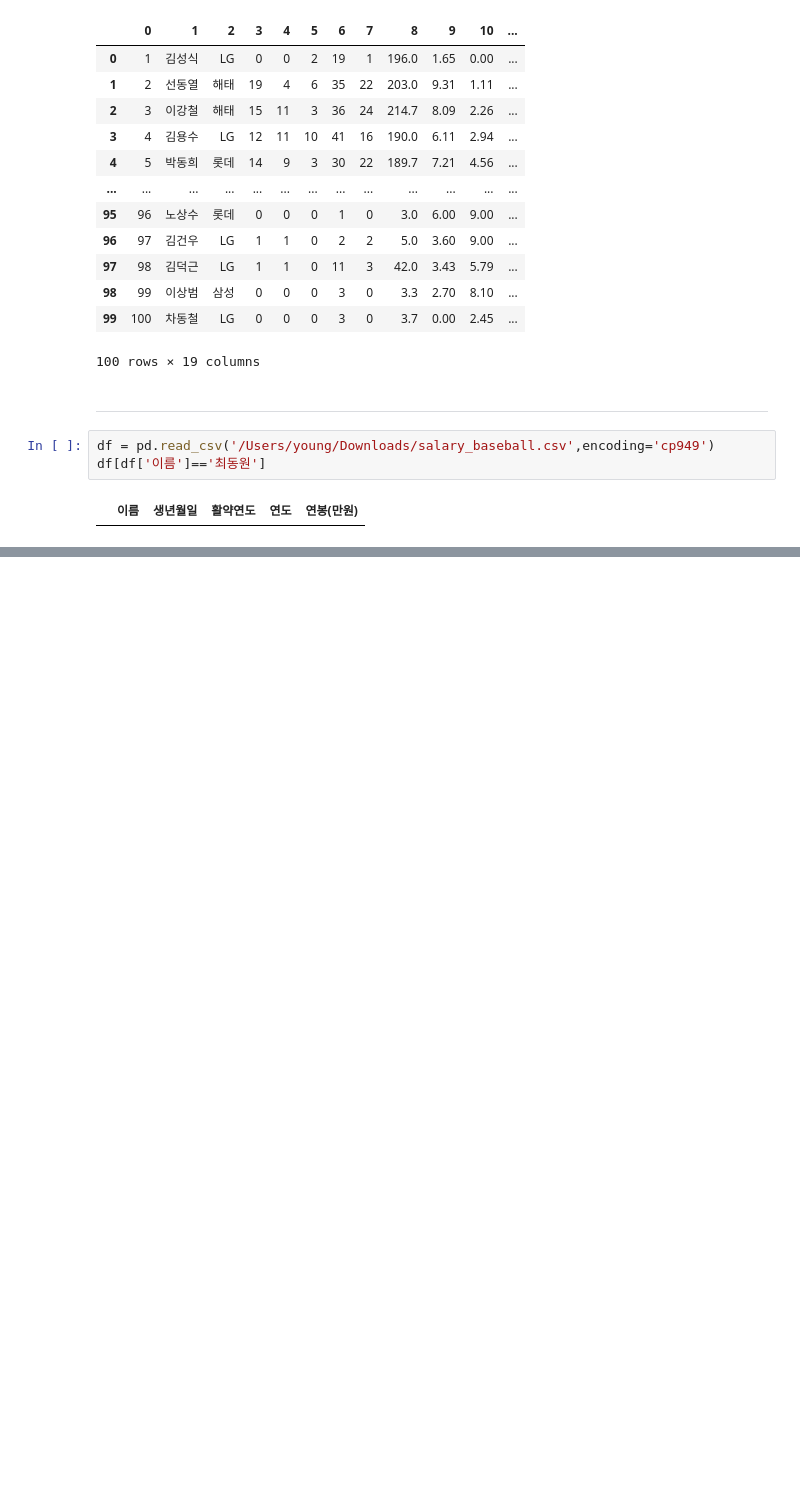
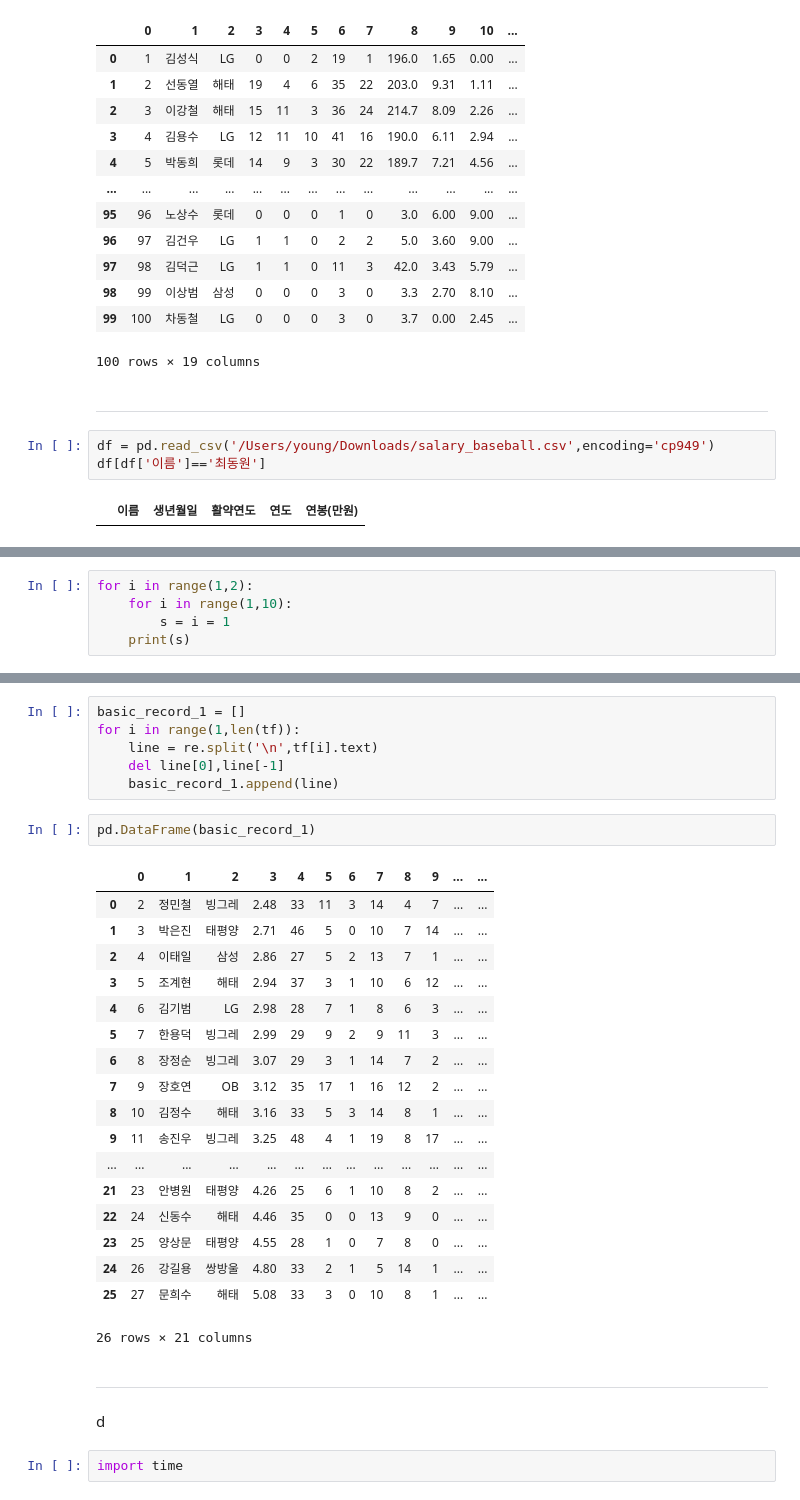
Before and after one commit to skadudd/adDev, a Jupyter notebook: DA_study/project/kbo_earnings.ipynb, the cells around one changed output, grey strips where cells are left out. Drawn from its saved outputs; the diff is of its cells as text; blank space fills up the shorter version.

```diff
--- a/DA_study/project/kbo_earnings.ipynb
+++ b/DA_study/project/kbo_earnings.ipynb
@@ -112,0 +116,5 @@ df
+# %%
+for i in range(1,2):
+    for i in range(1,10):
+        s = i = 1
+    print(s)
@@ -112,0 +223,32 @@ df
+# %%
+basic_record_1 = []
+for i in range(1,len(tf)):
+    line = re.split('\n',tf[i].text)
+    del line[0],line[-1]
+    basic_record_1.append(line)
+# %%
+pd.DataFrame(basic_record_1)
+# %% [output]
+|  | 0 | 1 | 2 | 3 | 4 | 5 | 6 | 7 | 8 | 9 | ... | ... |
+| 0 | 2 | 정민철 | 빙그레 | 2.48 | 33 | 11 | 3 | 14 | 4 | 7 | ... | ... |
+| 1 | 3 | 박은진 | 태평양 | 2.71 | 46 | 5 | 0 | 10 | 7 | 14 | ... | ... |
+| 2 | 4 | 이태일 | 삼성 | 2.86 | 27 | 5 | 2 | 13 | 7 | 1 | ... | ... |
+| 3 | 5 | 조계현 | 해태 | 2.94 | 37 | 3 | 1 | 10 | 6 | 12 | ... | ... |
+| 4 | 6 | 김기범 | LG | 2.98 | 28 | 7 | 1 | 8 | 6 | 3 | ... | ... |
+| 5 | 7 | 한용덕 | 빙그레 | 2.99 | 29 | 9 | 2 | 9 | 11 | 3 | ... | ... |
+| 6 | 8 | 장정순 | 빙그레 | 3.07 | 29 | 3 | 1 | 14 | 7 | 2 | ... | ... |
+| 7 | 9 | 장호연 | OB | 3.12 | 35 | 17 | 1 | 16 | 12 | 2 | ... | ... |
+| 8 | 10 | 김정수 | 해태 | 3.16 | 33 | 5 | 3 | 14 | 8 | 1 | ... | ... |
+| 9 | 11 | 송진우 | 빙그레 | 3.25 | 48 | 4 | 1 | 19 | 8 | 17 | ... | ... |
+| ... | ... | ... | ... | ... | ... | ... | ... | ... | ... | ... | ... | ... |
+| 21 | 23 | 안병원 | 태평양 | 4.26 | 25 | 6 | 1 | 10 | 8 | 2 | ... | ... |
+| 22 | 24 | 신동수 | 해태 | 4.46 | 35 | 0 | 0 | 13 | 9 | 0 | ... | ... |
+| 23 | 25 | 양상문 | 태평양 | 4.55 | 28 | 1 | 0 | 7 | 8 | 0 | ... | ... |
+| 24 | 26 | 강길용 | 쌍방울 | 4.80 | 33 | 2 | 1 | 5 | 14 | 1 | ... | ... |
+| 25 | 27 | 문희수 | 해태 | 5.08 | 33 | 3 | 0 | 10 | 8 | 1 | ... | ... |
+26 rows × 21 columns
+# %% [markdown]
+---
+d
+# %%
+import time
```
Also changed, not shown: parts of 20 cells of this notebook.
